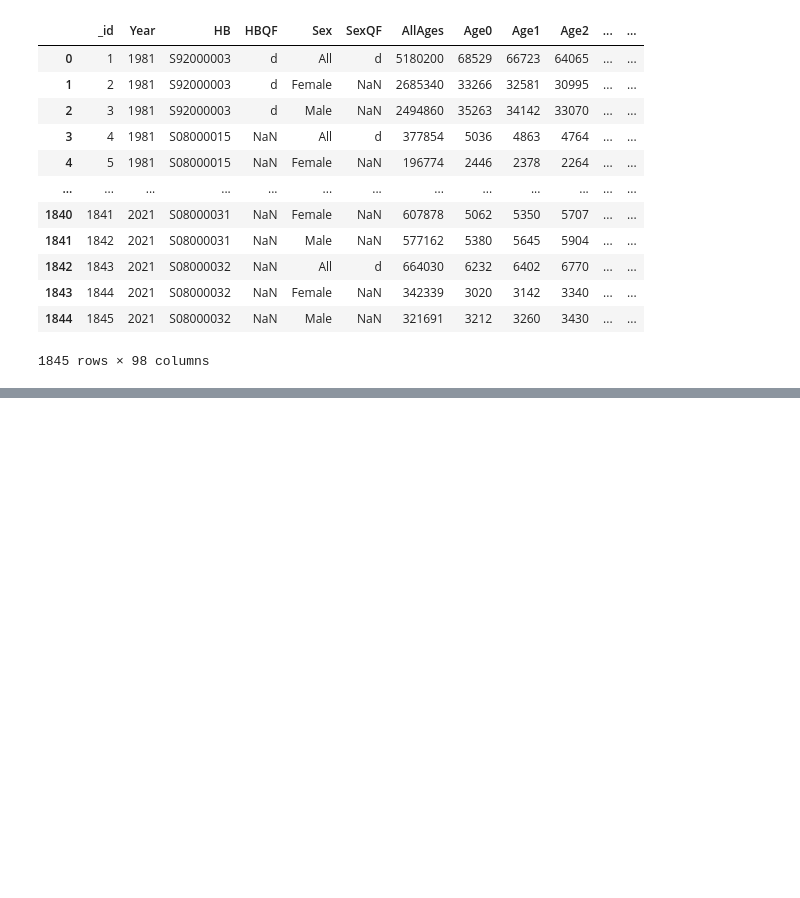
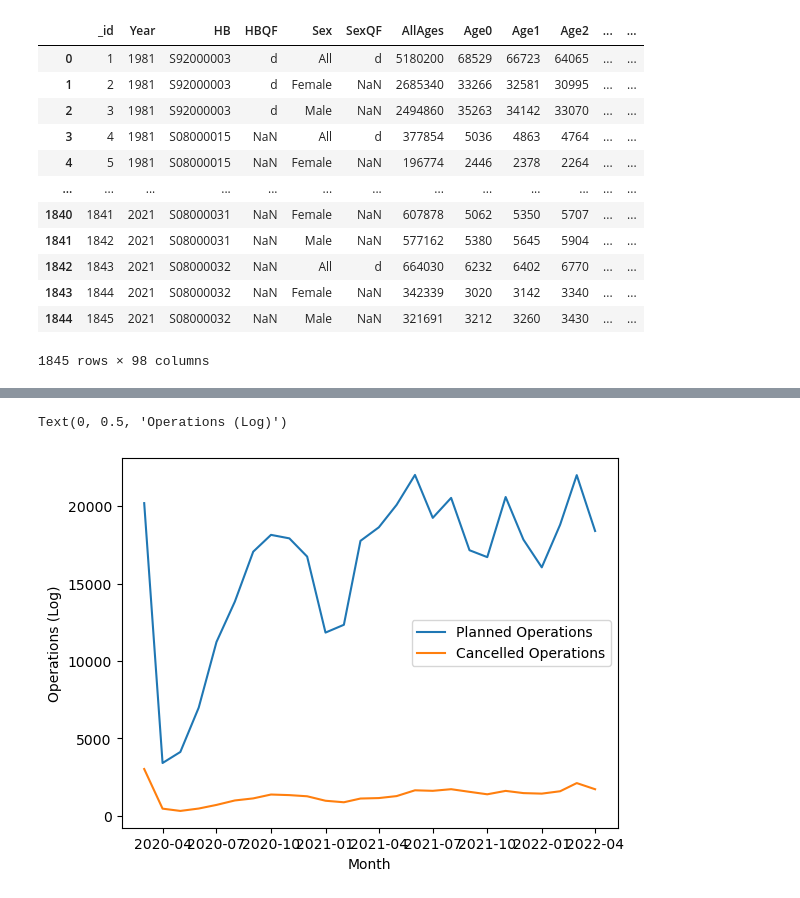
Before and after one commit to brianej/fdscw3, a Jupyter notebook: q5.ipynb, the cells around one changed output, grey strips where cells are left out. Cells and saved outputs as stored; diff of their text form; code cells hidden in the pictures; blank space fills up the shorter version.

```diff
--- a/q5.ipynb
+++ b/q5.ipynb
@@ -86,6 +86,9 @@ cancel_scotland
 | 1843 | 1844 | 2021 | S08000032 | NaN | Female | NaN | 342339 | 3020 | 3142 | 3340 | ... | ... |
 | 1844 | 1845 | 2021 | S08000032 | NaN | Male | NaN | 321691 | 3212 | 3260 | 3430 | ... | ... |
 1845 rows × 98 columns
+# %%
+cancel_scotland
+cancel_scotland["percentage"] = cancel_scotland["TotalCancelled"] / cancel_scotland["TotalOperations"] * 100
 # %%
 cancel_scotland
 # %% [output]
@@ -104,0 +108,8 @@ cancel_scotland
+# %%
+cancellations_scotland_aftercovid = cancel_scotland[(cancel_scotland["Month"] >= np.datetime64("2020-02-26")) & (cancel_scotland["Month"] <= np.datetime64("2022-04-30"))]
+sns.lineplot(data=cancellations_scotland_aftercovid, x="Month", y="TotalOperations", label="Planned Operations")
+sns.lineplot(data=cancellations_scotland_aftercovid, x="Month", y="TotalCancelled", label="Cancelled Operations")
+plt.ylabel("Operations (Log)")
+# %% [output]
+Text(0, 0.5, 'Operations (Log)')
+[figure, added]
```
Also changed, not shown: parts of 2 cells of this notebook, 1 other file.
